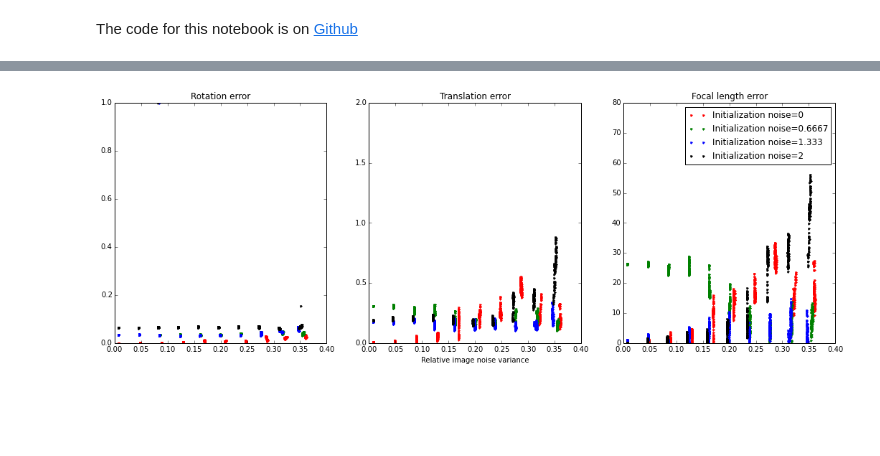
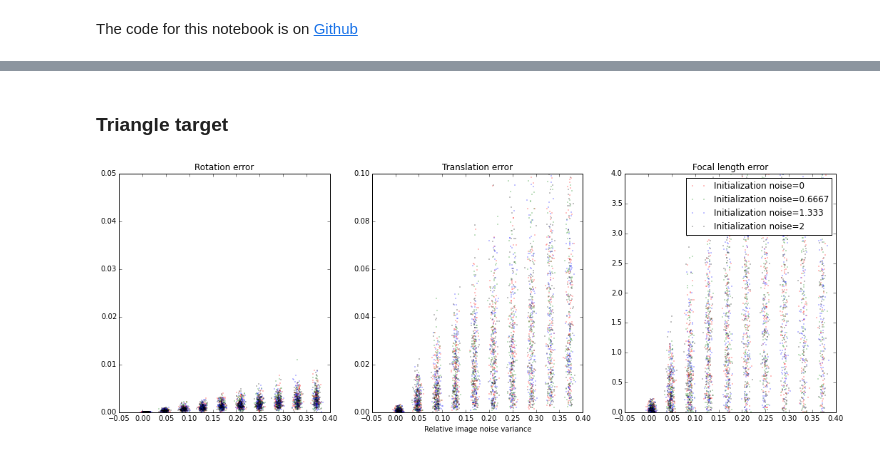
Before and after one commit to a-rahimi/3D-calibration-sensitivity, a Jupyter notebook: Sensitivity.ipynb, the cells around one changed output, grey strips where cells are left out. Cells and saved outputs as stored; diff of their text form; code cells hidden in the pictures; blank space fills up the shorter version.

Commit message:
report on debugged experimental setup

```diff
--- a/Sensitivity.ipynb
+++ b/Sensitivity.ipynb
@@ -9,3 +7,18 @@ import sensitivity as S  # All the work lives here
+# %%
+%matplotlib inline
+
+import pylab as P
+from numpy import *
+import pandas as pd
+
+import sensitivity as S  # All the work lives here
+
+# ground truth camera pose:
+# Rotations (wx,wy,wz) are a Cayley parametrization of rotation (see the code). It was easier to
+# parametrize rotation that way than a screw, or Euler angles, and it does not over parametrize
+# rotation like quaternions. (tx,ty,tz) are a translation, and f is the focal length
+#    wx wy wz    tx  ty  tz    f
+cam=(1.,0.,0.,   0.,-1.4,4.,  300.)
 # %% [markdown]
 The package `sensitivty` contains a routine for absolute camera calibration. Given the coordinates of points in robot coordinates and their projections onto the image plane, it recovers a 7-dimension vector that represents the camera's pose and focal length relative to the robot coordinate system (3 parameters for rotation, 3 for translation, and one for focal length). This routine also requires an initial guess of the 7-dimensional pose parmeters.
 
@@ -23,3 +40,4 @@ Run a lot of randomized calibration experiments where both the image coordinates
 # %%
-R_Triangle = reload(S).pnp_experiments(S.ShapeTriangle, 100,linspace(0.1,5,10), linspace(0,2.,4))
-R_Grid = reload(S).pnp_experiments(S.ShapeGrid, 100,linspace(0.1,5,10), linspace(0,2.,4))
+# run experiments, varying starting pose and observation noise
+R_Triangle = pd.DataFrame(reload(S).pnp_experiments(S.ShapeTriangle, cam, 100, linspace(0.1,5,10), linspace(0.,2.,4)))
+R_Grid = pd.DataFrame(reload(S).pnp_experiments(S.ShapeGrid, cam, 100, linspace(0.1,5,10), linspace(0,2.,4)))
@@ -26,5 +52,7 @@ R_Grid = reload(S).pnp_experiments(S.ShapeGrid, 100,linspace(0.1,5,10), linspace
+# %% [markdown]
+### Triangle target
 # %%
-reload(S).show_pnp_experiments(R_Grid)
-P.gcf().set_size_inches(18,6)
+S.show_pnp_experiments(R_Triangle, ylim_factor=0.05)
+P.gcf().set_size_inches(18,6);
 # %% [output]
-[figure, old version]
+[figure, new version]
```
Also changed, not shown: parts of 14 cells of this notebook.
